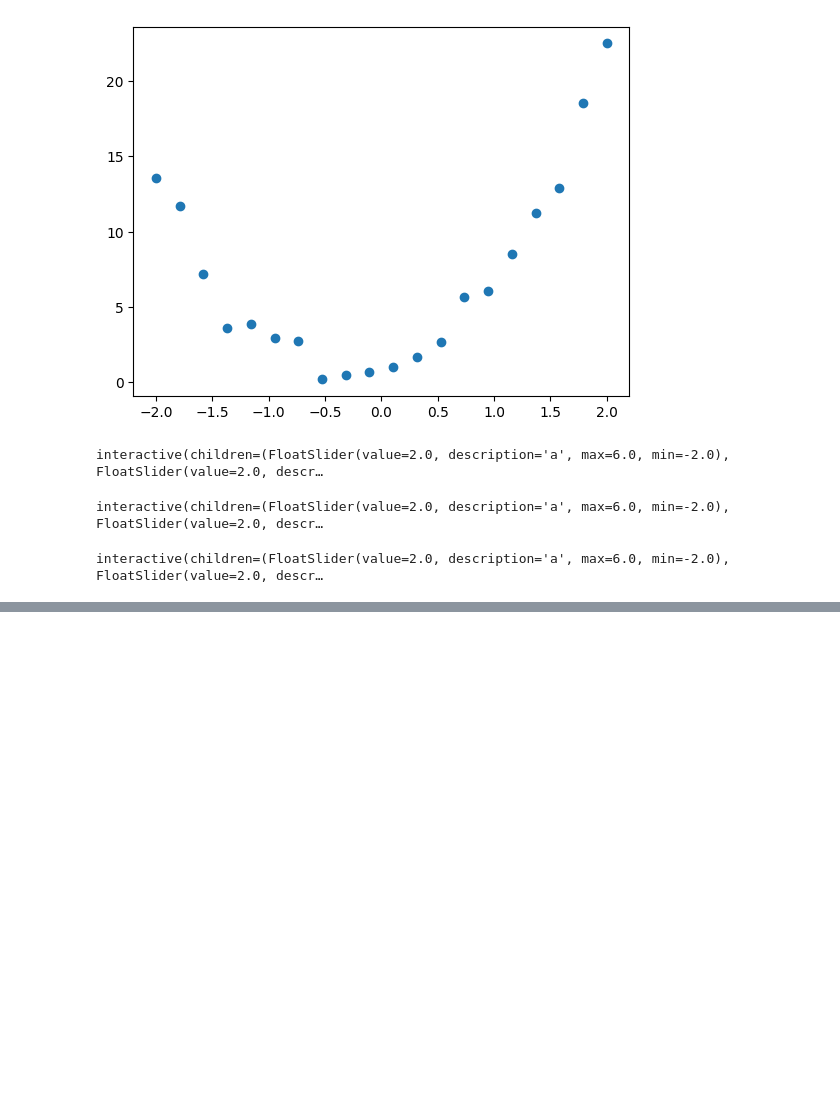
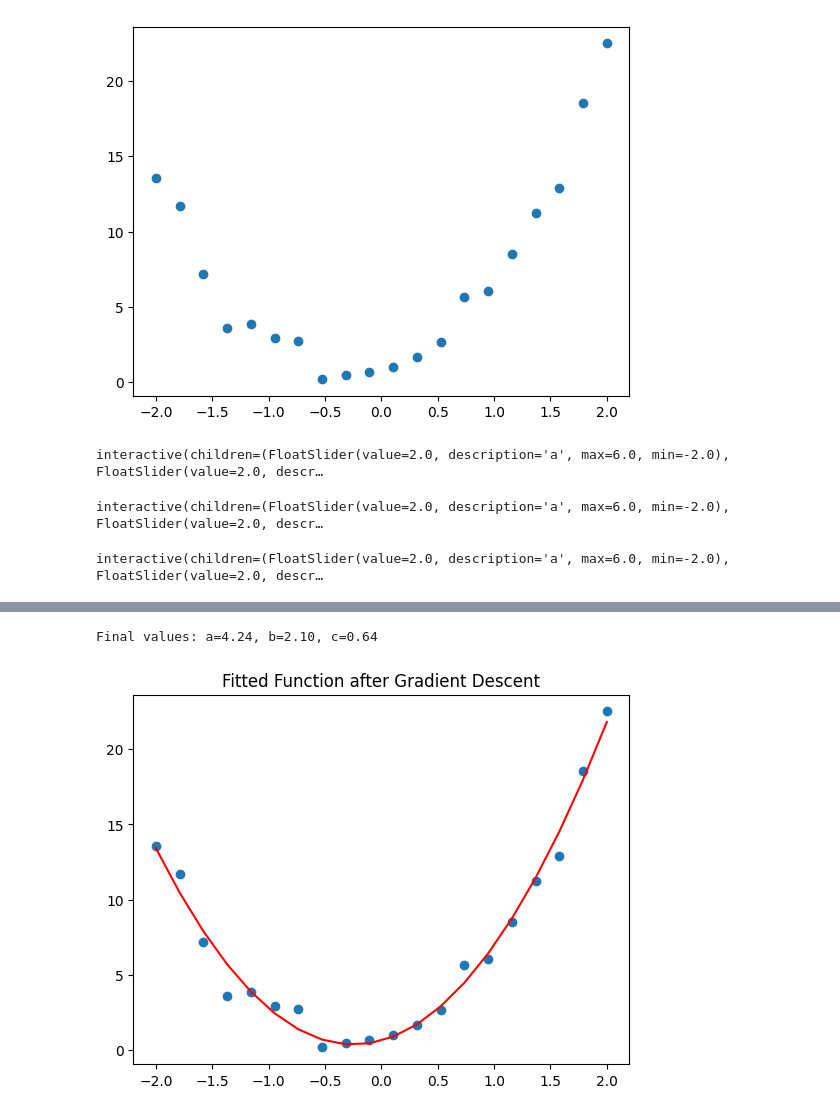
Before and after one commit to MissingSemesterCUET/ML, a Jupyter notebook: lecture2.ipynb, the cells around one changed output, grey strips where cells are left out. Drawn from its saved outputs; the diff is of its cells as text; code cells hidden in the pictures; blank space fills up the shorter version.

```diff
--- a/lecture2.ipynb
+++ b/lecture2.ipynb
@@ -46,0 +109,12 @@ interactive(children=(FloatSlider(value=2.0, description='a', max=6.0, min=-2.0)
+# %%
+print(f"Final values: a={a.item():.2f}, b={b.item():.2f}, c={c.item():.2f}")
+
+with torch.no_grad():
+    y_pred = a * x**2 + b * x + c
+    plt.scatter(x, y)
+    plt.plot(x, y_pred, color='red')
+    plt.title("Fitted Function after Gradient Descent")
+    plt.show()
+# %% [output]
+Final values: a=4.24, b=2.10, c=0.64
+[figure, added]
```
Also changed, not shown: parts of 3 cells of this notebook, 2 other files.
